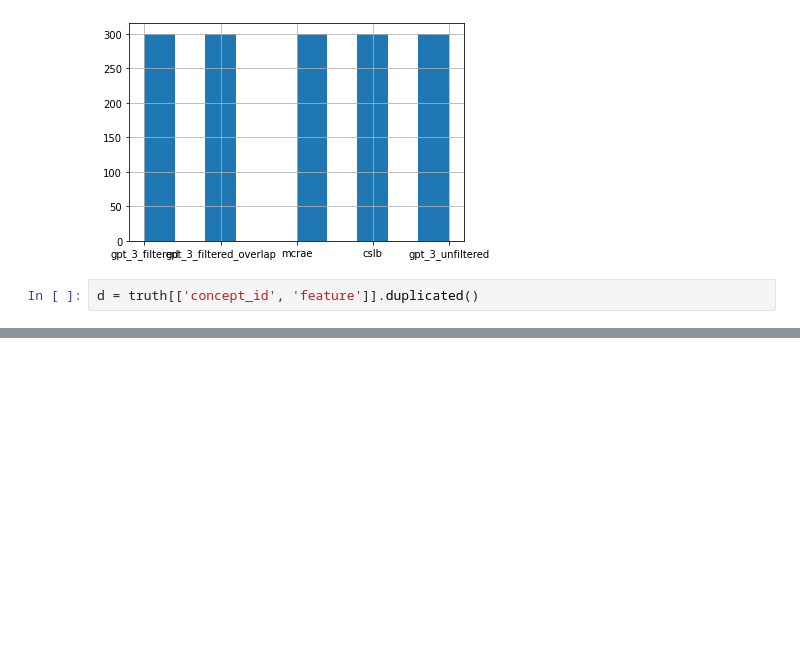
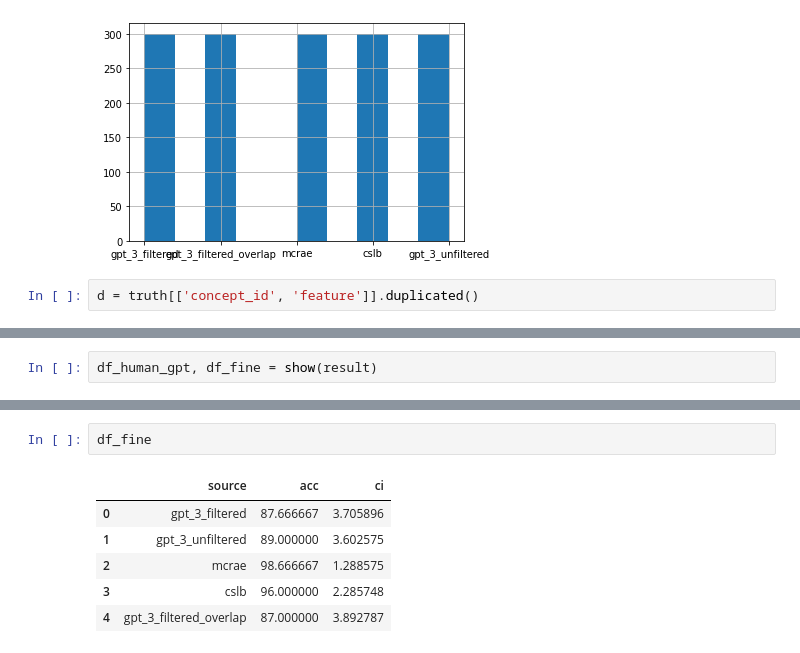
Before and after one commit to ViCCo-Group/semantic_features_gpt_3, a Jupyter notebook: analysis/qualitity_labeling/quality_check.ipynb, the cells around one changed output, grey strips where cells are left out. Drawn from its saved outputs; the diff is of its cells as text; blank space fills up the shorter version.

```diff
--- a/analysis/qualitity_labeling/quality_check.ipynb
+++ b/analysis/qualitity_labeling/quality_check.ipynb
@@ -110,0 +148,2 @@ result[result['source'] == 'gpt']
+# %%
+df_human_gpt, df_fine = show(result)
@@ -110,0 +164,9 @@ result[result['source'] == 'gpt']
+# %%
+df_fine
+# %% [output]
+|  | source | acc | ci |
+| 0 | gpt_3_filtered | 87.666667 | 3.705896 |
+| 1 | gpt_3_unfiltered | 89.000000 | 3.602575 |
+| 2 | mcrae | 98.666667 | 1.288575 |
+| 3 | cslb | 96.000000 | 2.285748 |
+| 4 | gpt_3_filtered_overlap | 87.000000 | 3.892787 |
```
Also changed, not shown: parts of 14 cells of this notebook, 1 other file.
